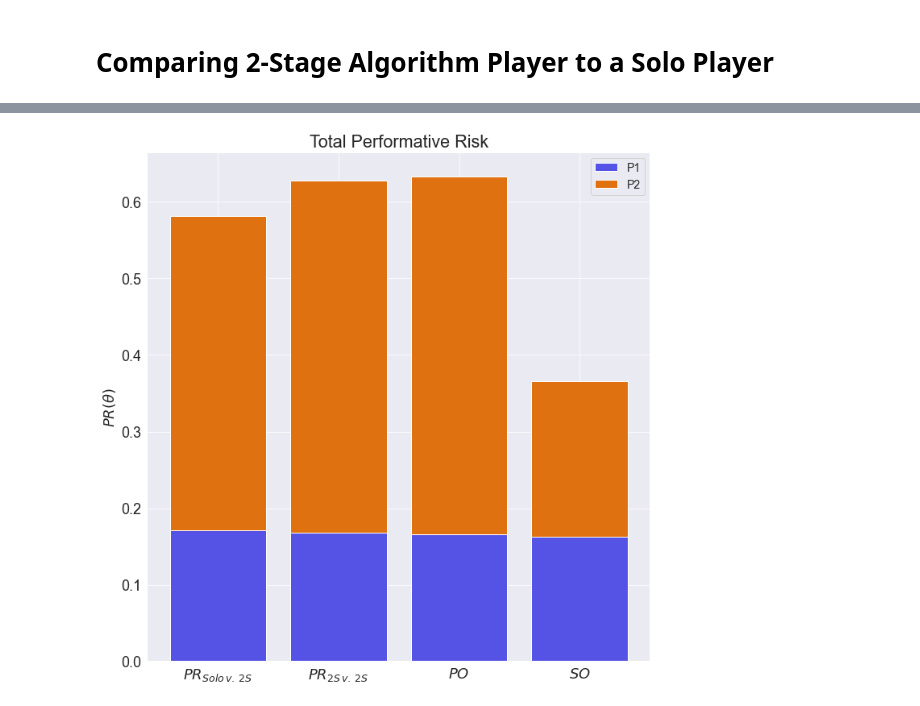
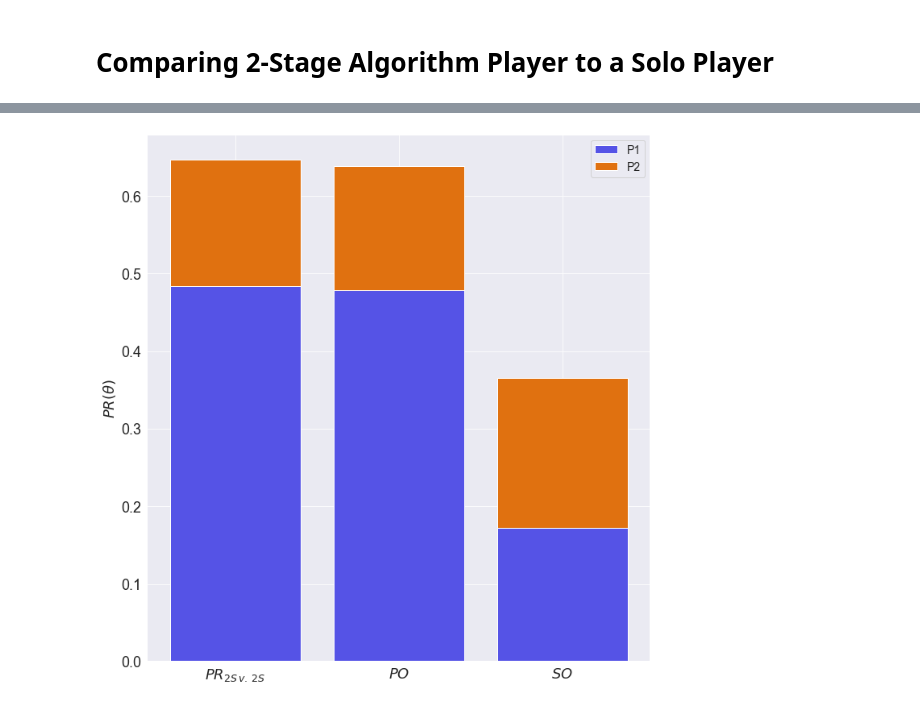
Before and after one commit to evanjfaulkner/DD-Games, a Jupyter notebook: Notebooks/2stage_vs_solo.ipynb, the cells around one changed output, grey strips where cells are left out. Saved outputs shown, nothing was run; the diff lists cells and outputs as text; code cells hidden in the pictures.

```diff
--- a/Notebooks/2stage_vs_solo.ipynb
+++ b/Notebooks/2stage_vs_solo.ipynb
@@ -37,8 +37,8 @@ Sigma_x_p2 = np.eye(d_2)
 sigma_y_p1 = 0.1  # Variance of y^k
 sigma_y_p2 = 0.1
 
-beta_p1 = np.random.normal(size=d_1)  # Linear parameter vector
-beta_p2 = np.random.normal(size=d_2)
+beta_p1 = sample_sphere(1,d_1)
+beta_p2 = sample_sphere(1,d_2)
 
 # s_1 = sample_sphere(epsilon_1,d_1+d_2)  # Performativity parameters
 # mu_p1 = s_1[0:d_1]
@@ -58,8 +58,9 @@ p1_data_generating_func = sample_from_location_family
 p2_data_params = (Sigma_x_p2, sigma_y_p2, beta_p2, mu_p2, gamma_p2)
 p2_data_generating_func = sample_from_location_family
 
-# num_rounds_lst = np.logspace(1,5,11,dtype='int')
-num_rounds_lst = [50, 100, 500, 1000, 5000, 10000, 50000, 100000]
-num_alternate_rounds = 100
+N2 = 2
+num_rounds_lst = np.logspace(1,5,N2,dtype='int')
+# num_rounds_lst = [50, 100, 500, 1000, 5000, 10000, 50000, 100000]
+num_alternate_rounds = 1000
 num_test = 1000
 # %%
@@ -272,17 +256,16 @@ plt.show()
 # %%
 plt.figure(figsize=(10,10))
-labels = [r'$PR_{Solo\, v.\, 2S}$', r'$PR_{2S\, v.\, 2S}$', r'$PO$', r'$SO$']
-plt.bar((1,2,3,4), (p1_risks[-1],p3_risks[-1],PO_1,SO_1),
+labels = [r'$PR_{2S\, v.\, 2S}$', r'$PO$', r'$SO$']
+plt.bar((1,2,3), (p3_risks[-1],PO_1,SO_1),
         label='P1', tick_label=labels, color='#5553E6')
-plt.bar((1,2,3,4), (p2_risks[-1],p4_risks[-1],PO_2,SO_2),
-        bottom=(p1_risks[-1],p3_risks[-1],PO_1,SO_1),
+plt.bar((1,2,3), (p4_risks[-1],PO_2,SO_2),
+        bottom=(p3_risks[-1],PO_1,SO_1),
         label='P2', color='#E07110')
-plt.title('Total Performative Risk')
 plt.ylabel(r'$PR(\theta)$')
 plt.legend(fontsize=14)
 plt.tight_layout()
 plt.savefig('../figures/solo_vs_2stage_bar.pdf', format='pdf')
 plt.show()
 # %% [output]
-[figure, old version]
+[figure, new version]
 # %%
```
Also changed, not shown: parts of 8 cells of this notebook, 8 other files.
